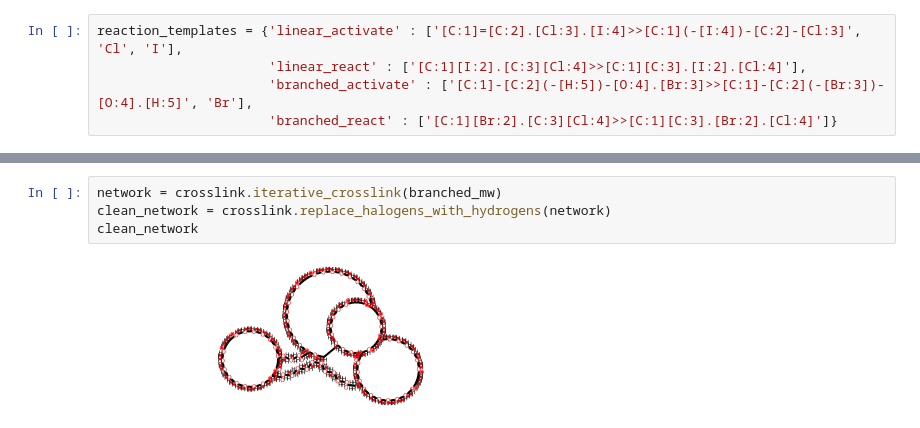
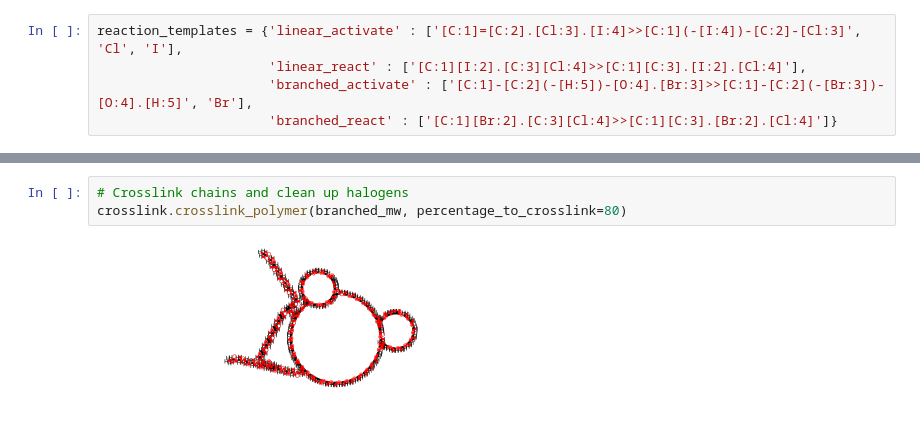
Before and after one commit to matta-research-group/SwiftPol, a Jupyter notebook: Example_Notebooks/Crosslinking_demo.ipynb, the cells around one changed output, grey strips where cells are left out. Drawn from its saved outputs; the diff is of its cells as text.

Commit message:
streamlined crosslinking function and added %crosslink input, added automodule to docs

```diff
--- a/Example_Notebooks/Crosslinking_demo.ipynb
+++ b/Example_Notebooks/Crosslinking_demo.ipynb
@@ -122,6 +106,5 @@ branched_mw
-# %%
-network = crosslink.iterative_crosslink(branched_mw)
-clean_network = crosslink.replace_halogens_with_hydrogens(network)
-clean_network
-# %% [output]
-[figure, removed]
+# %%
+# Crosslink chains and clean up halogens
+crosslink.crosslink_polymer(branched_mw, percentage_to_crosslink=80)
+# %% [output]
+[figure, added]
```
Also changed, not shown: parts of 4 cells of this notebook, 1 other file.
